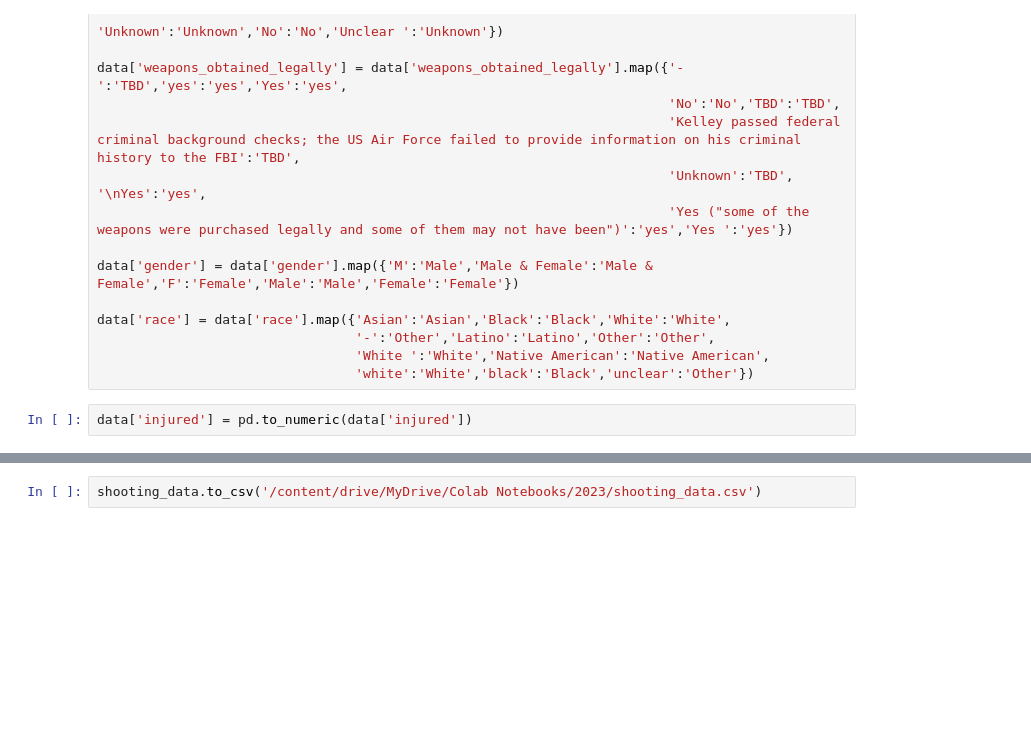
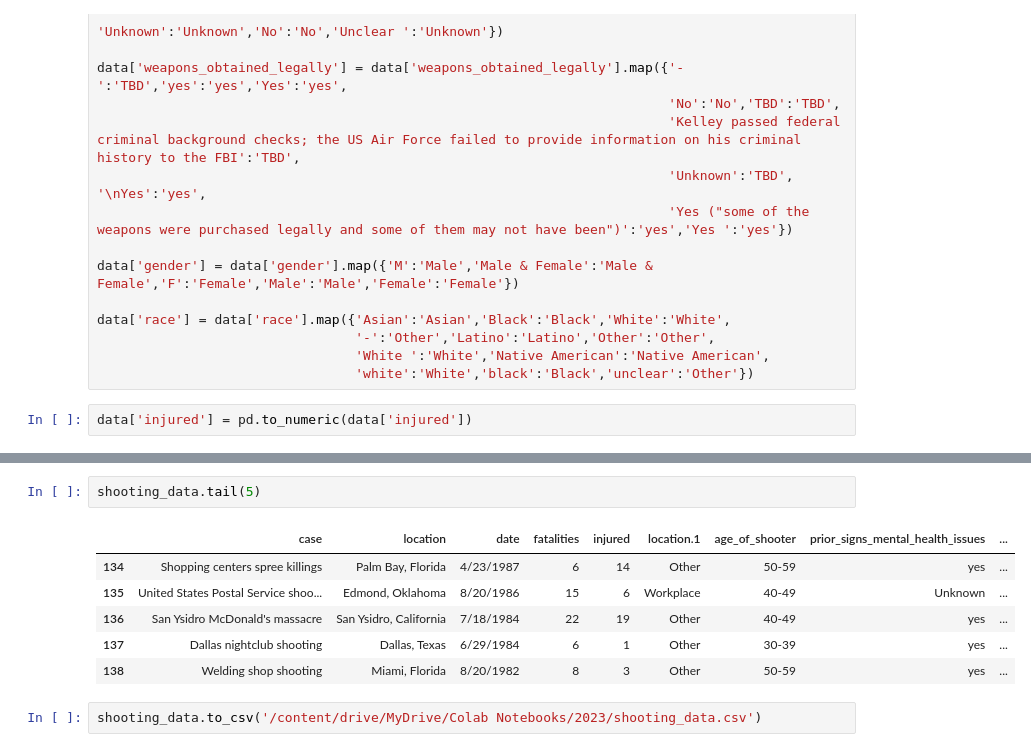
Before and after one commit to danielrodriguez007/Data_Analysis, a Jupyter notebook: Mass_Shooting_USA.ipynb, the cells around one changed output, grey strips where cells are left out. Cells and saved outputs as stored; diff of their text form; blank space fills up the shorter version.

```diff
--- a/Mass_Shooting_USA.ipynb
+++ b/Mass_Shooting_USA.ipynb
@@ -142,3 +147,12 @@ shooting_data.head()
+# %%
+shooting_data.tail(5)
+# %% [output]
+|  | case | location | date | fatalities | injured | location.1 | age_of_shooter | prior_signs_mental_health_issues | ... |
+| 134 | Shopping centers spree killings | Palm Bay, Florida | 4/23/1987 | 6 | 14 | Other | 50-59 | yes | ... |
+| 135 | United States Postal Service shoo... | Edmond, Oklahoma | 8/20/1986 | 15 | 6 | Workplace | 40-49 | Unknown | ... |
+| 136 | San Ysidro McDonald's massacre | San Ysidro, California | 7/18/1984 | 22 | 19 | Other | 40-49 | yes | ... |
+| 137 | Dallas nightclub shooting | Dallas, Texas | 6/29/1984 | 6 | 1 | Other | 30-39 | yes | ... |
+| 138 | Welding shop shooting | Miami, Florida | 8/20/1982 | 8 | 3 | Other | 50-59 | yes | ... |
 # %%
 shooting_data.to_csv('/content/drive/MyDrive/Colab Notebooks/2023/shooting_data.csv')
 # %% [markdown]
```
Also changed, not shown: parts of 6 cells of this notebook.
